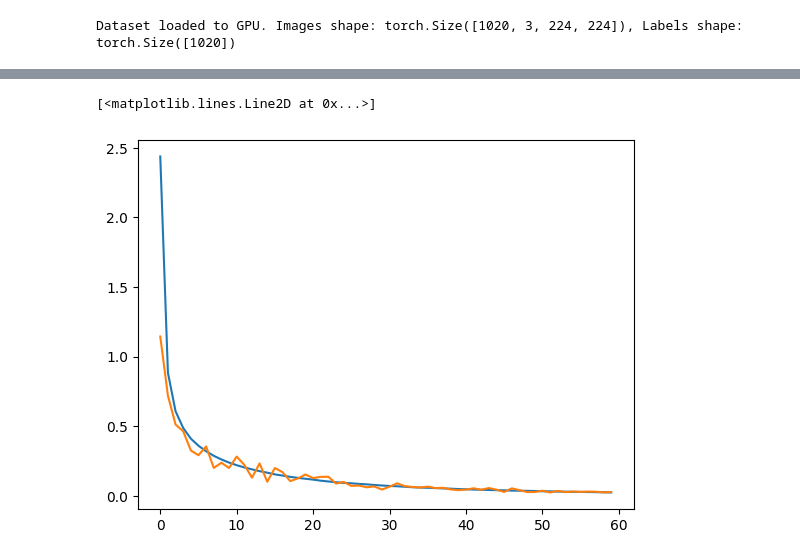
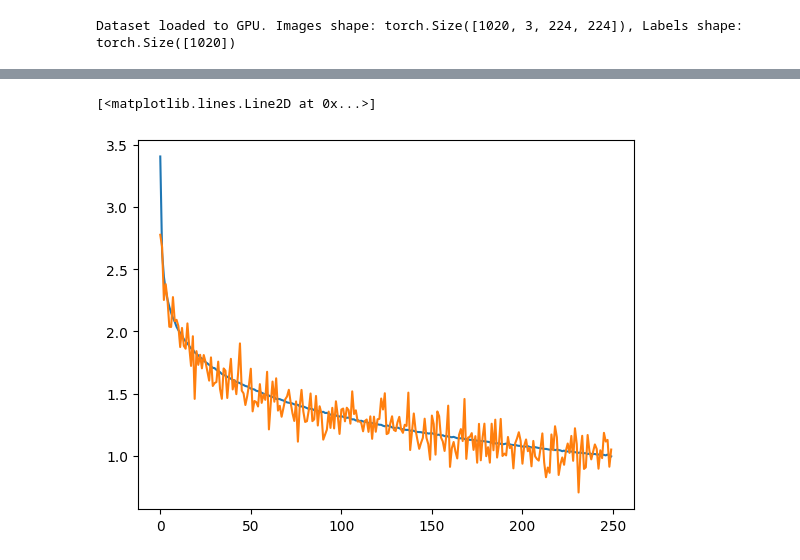
Before and after one commit to zbalkhy/EEC289, a Jupyter notebook: hw3/hw3.ipynb, the cells around one changed output, grey strips where cells are left out. Cells and saved outputs as stored; diff of their text form; code cells hidden in the pictures.

```diff
--- a/hw3/hw3.ipynb
+++ b/hw3/hw3.ipynb
@@ -412,0 +479,7 @@ epoch 60: train_loss=2.1960
+# %%
+encoder = ResNet9Encoder()
+simCLR = SimCLR(encoder, 512)
+
+lr = 1e-3
+epochs = 100
+results = train_simCLR_model(simCLR, train_loader, epochs, lr)
@@ -501,0 +582,5 @@ epoch 50: train_loss=0.0327, val_loss=0.0365
+# %%
+linear_probe = nn.Linear(512, 102).to(device)
+epochs = 250
+lr = 1e-3
+classifier_results = train_classifier(simCLR, linear_probe, probe_train_loader, probe_val_loader, epochs, lr)
@@ -502,10 +601,10 @@ epoch 50: train_loss=0.0327, val_loss=0.0365
 # %%
 from matplotlib import pyplot as plt
-plt.plot(history['train_loss'])
-plt.plot(history['val_loss'])
+plt.plot(classifier_results['train_loss'])
+plt.plot(classifier_results['val_loss'])
 # %% [output]
 [<matplotlib.lines.Line2D at 0x...>]
-[figure, old version]
+[figure, new version]
 # %%
 def evaluate(model, classifier, loader):
     model.eval()
```
Also changed, not shown: parts of 13 cells of this notebook.
